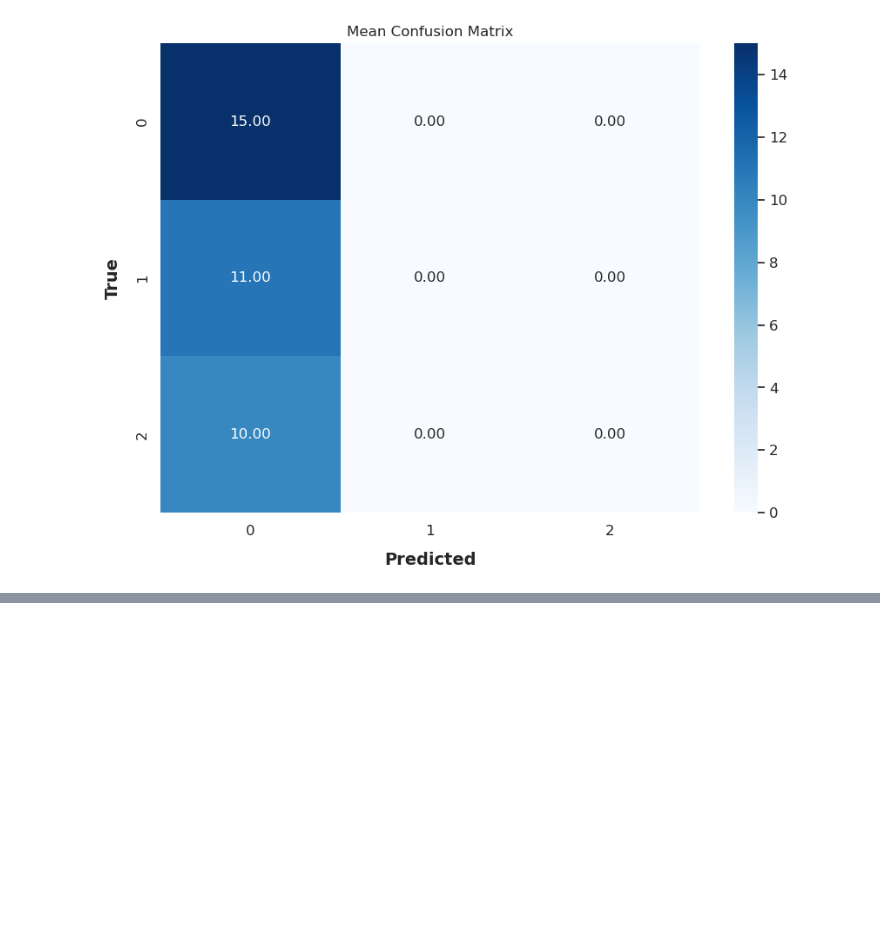
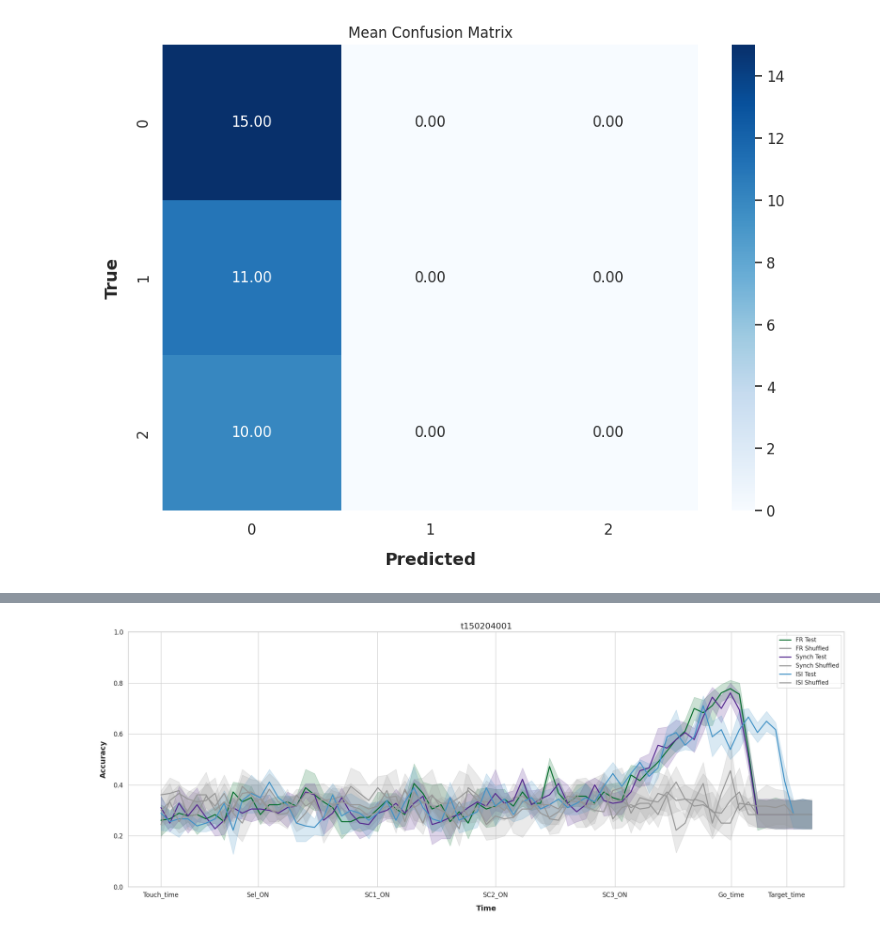
Before and after one commit to Lamifsud/pattern_classification_git, a Jupyter notebook: pipeline_drafts/HistGrad_copy.ipynb, the cells around one changed output, grey strips where cells are left out. Saved outputs shown, nothing was run; the diff lists cells and outputs as text; code cells hidden in the pictures; blank space fills up the shorter version.

```diff
--- a/pipeline_drafts/HistGrad_copy.ipynb
+++ b/pipeline_drafts/HistGrad_copy.ipynb
@@ -329,2 +267,0 @@ FR_mean[1].shape
-# %%
-event_labels = ['Touch', 'Selection Cue', 'Spatial Cue1', 'Spatial Cue2', 'Spatial Cue 3', 'Go', 'Target']
@@ -514,3 +455,5 @@ plt.title('Mean Confusion Matrix')
 plt.show()
 # %% [output]
 [figure]
+# %%
+acc_df = HistGrad.run(list_models, target, n_times)
@@ -516,0 +491,26 @@ plt.show()
+# %%
+fig, ax = plt.subplots(figsize=(20, 8), dpi=100)
+
+for i, measure in enumerate(measures_list):
+
+    accuracy_plot = acc_df[(acc_df['measure'] == measure) & (acc_df['target_type'] == target_list[1]) ]
+
+    accuracy_plot_test = accuracy_plot[accuracy_plot["data_type"] == 'test']
+    sns.lineplot(accuracy_plot_test, x='time', y='accuracy', color=palette[i], linewidth=2., ax=ax, label=f'{measure} Test')
+
+
+    accuracy_plot_shuff = accuracy_plot[accuracy_plot["data_type"] == 'shuff']
+    sns.lineplot(accuracy_plot_shuff, x='time', y='accuracy', color=color_shuff, linewidth=2., ax=ax, label=f'{measure} Shuffled')
+
+ax.set_xticks(event_vector)
+ax.set_xticklabels(event_labels)
+ax.set_yticks(np.arange(0, 1.1, 0.2))
+ax.set_xlabel('Time')
+ax.set_ylabel('Accuracy')
+plt.title(f'{session}', fontsize=16)
+plt.legend()
+plt.tight_layout()
+#plt.savefig(f'/home/INT/mifsud.l/Bureau/presentation/LaminarClub/HistGrad_{session}_position.png')
+plt.show()
+# %% [output]
+[figure, added]
```
Also changed, not shown: parts of 23 cells of this notebook, 6 other files.
